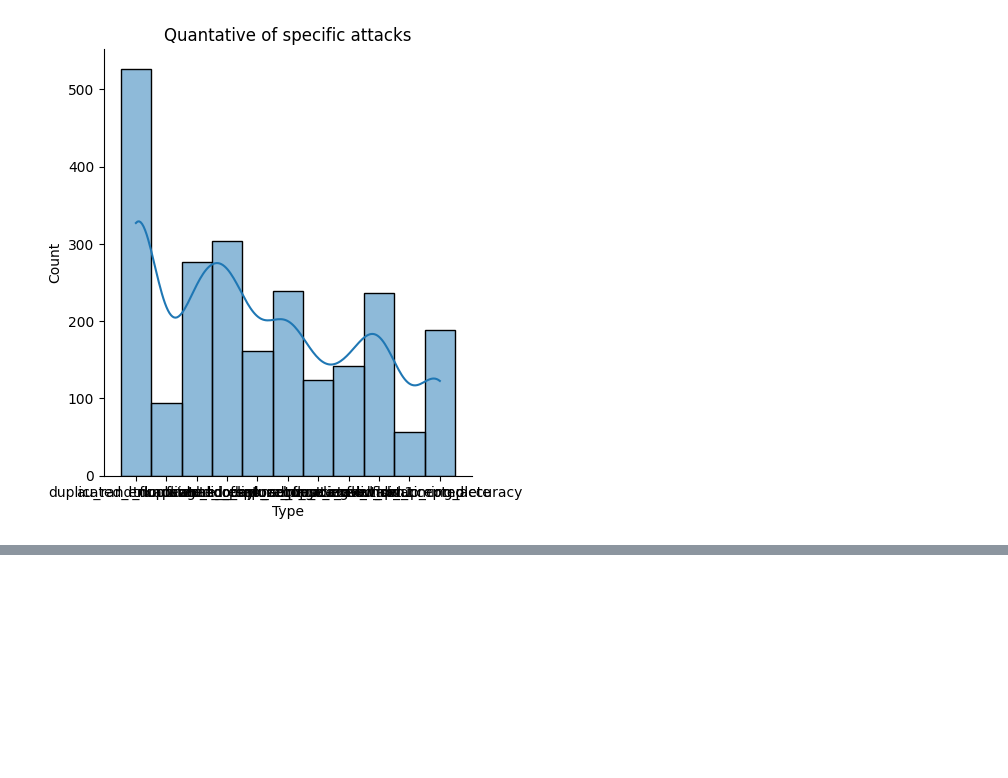
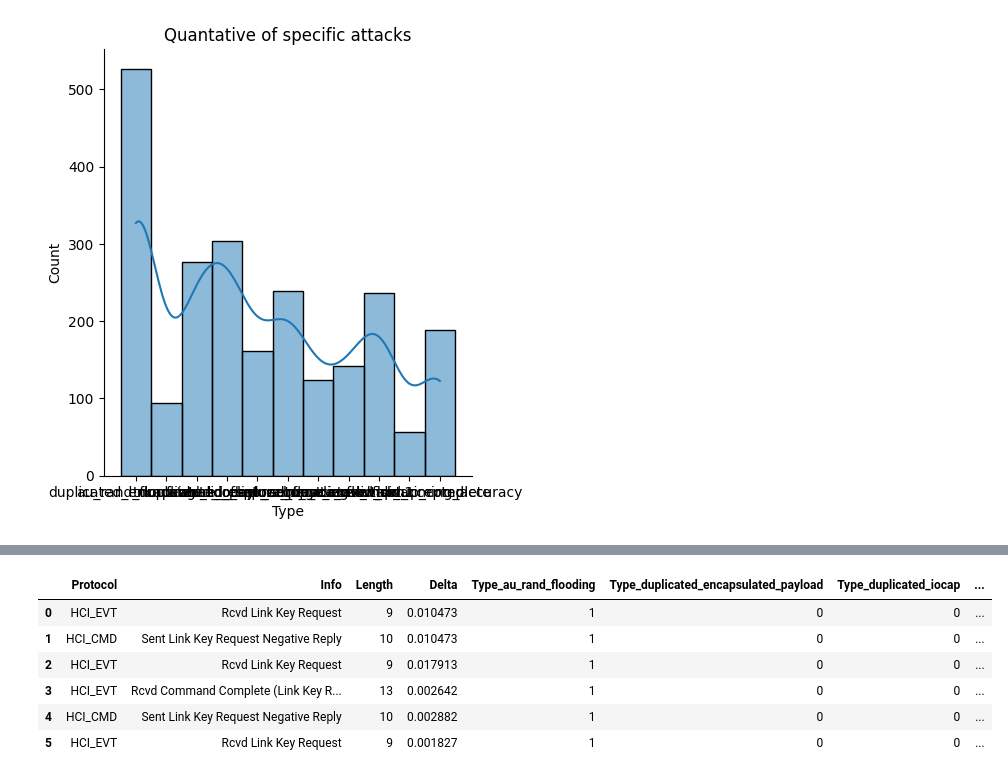
Before and after one commit to Alaninja1209/BrakTooth_Attack, a Jupyter notebook: Project/BrakTooth_Attack.ipynb, the cells around one changed output, grey strips where cells are left out. Drawn from its saved outputs; the diff is of its cells as text; code cells hidden in the pictures; blank space fills up the shorter version.

Commit message:
One-hot encoding

```diff
--- a/Project/BrakTooth_Attack.ipynb
+++ b/Project/BrakTooth_Attack.ipynb
@@ -76,0 +97,4 @@ plt.show()
+# %%
+# Perform one-hot encoding to transform strings to int
+encoded_type = pd.get_dummies(data['Type'], prefix='Type')
+encoded_type.head(5)
@@ -76,0 +108,13 @@ plt.show()
+# %%
+# Duplicating our dataset with encoded data
+data = pd.concat([data, encoded_type], axis=1)
+data.drop('Type', axis=1, inplace=True)
+data.head(6)
+# %% [output]
+|  | Protocol | Info | Length | Delta | Type_au_rand_flooding | Type_duplicated_encapsulated_payload | Type_duplicated_iocap | ... |
+| 0 | HCI_EVT | Rcvd Link Key Request | 9 | 0.010473 | 1 | 0 | 0 | ... |
+| 1 | HCI_CMD | Sent Link Key Request Negative Reply | 10 | 0.010473 | 1 | 0 | 0 | ... |
+| 2 | HCI_EVT | Rcvd Link Key Request | 9 | 0.017913 | 1 | 0 | 0 | ... |
+| 3 | HCI_EVT | Rcvd Command Complete (Link Key R... | 13 | 0.002642 | 1 | 0 | 0 | ... |
+| 4 | HCI_CMD | Sent Link Key Request Negative Reply | 10 | 0.002882 | 1 | 0 | 0 | ... |
+| 5 | HCI_EVT | Rcvd Link Key Request | 9 | 0.001827 | 1 | 0 | 0 | ... |
```
Also changed, not shown: parts of 4 cells of this notebook.
